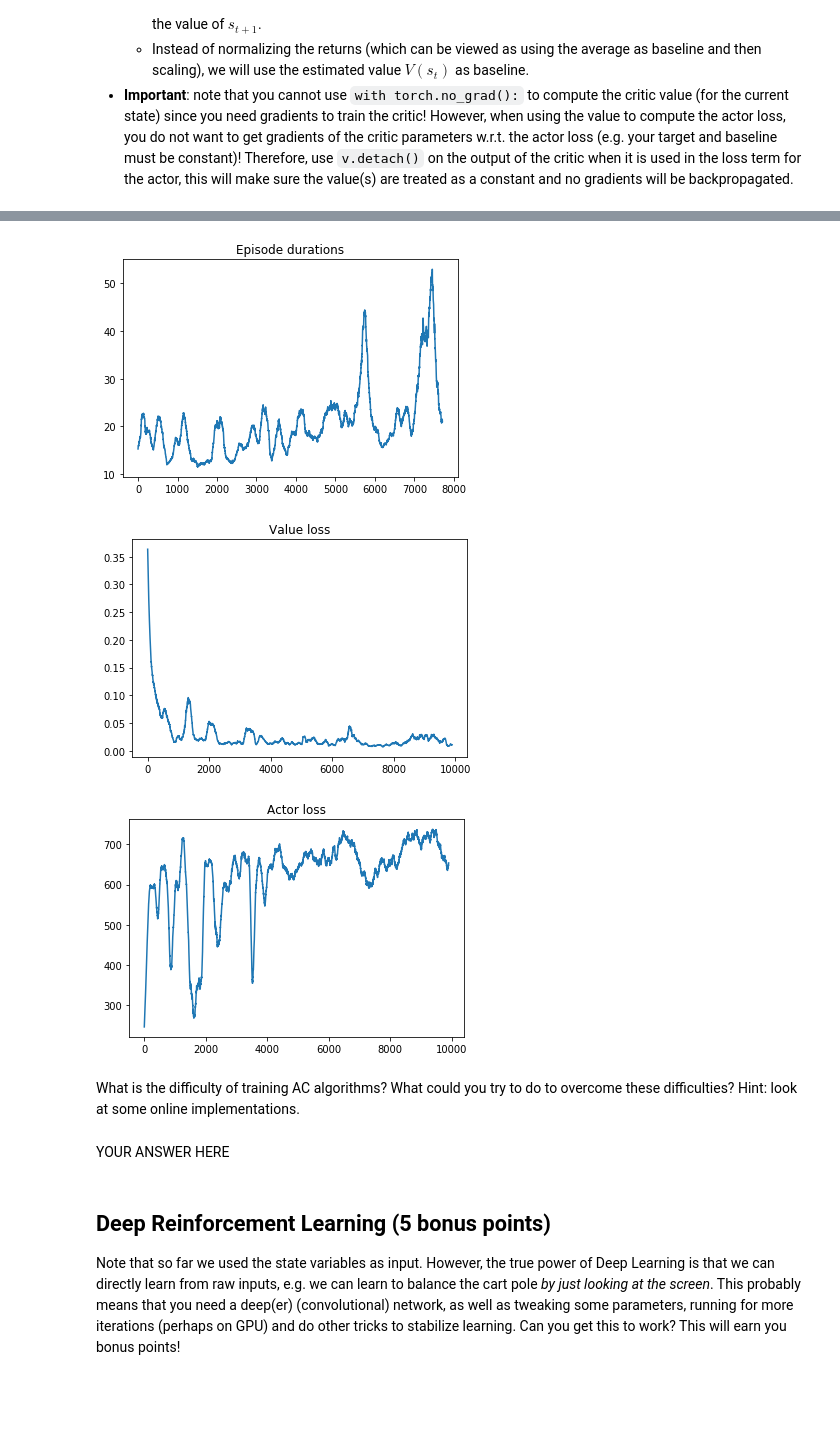
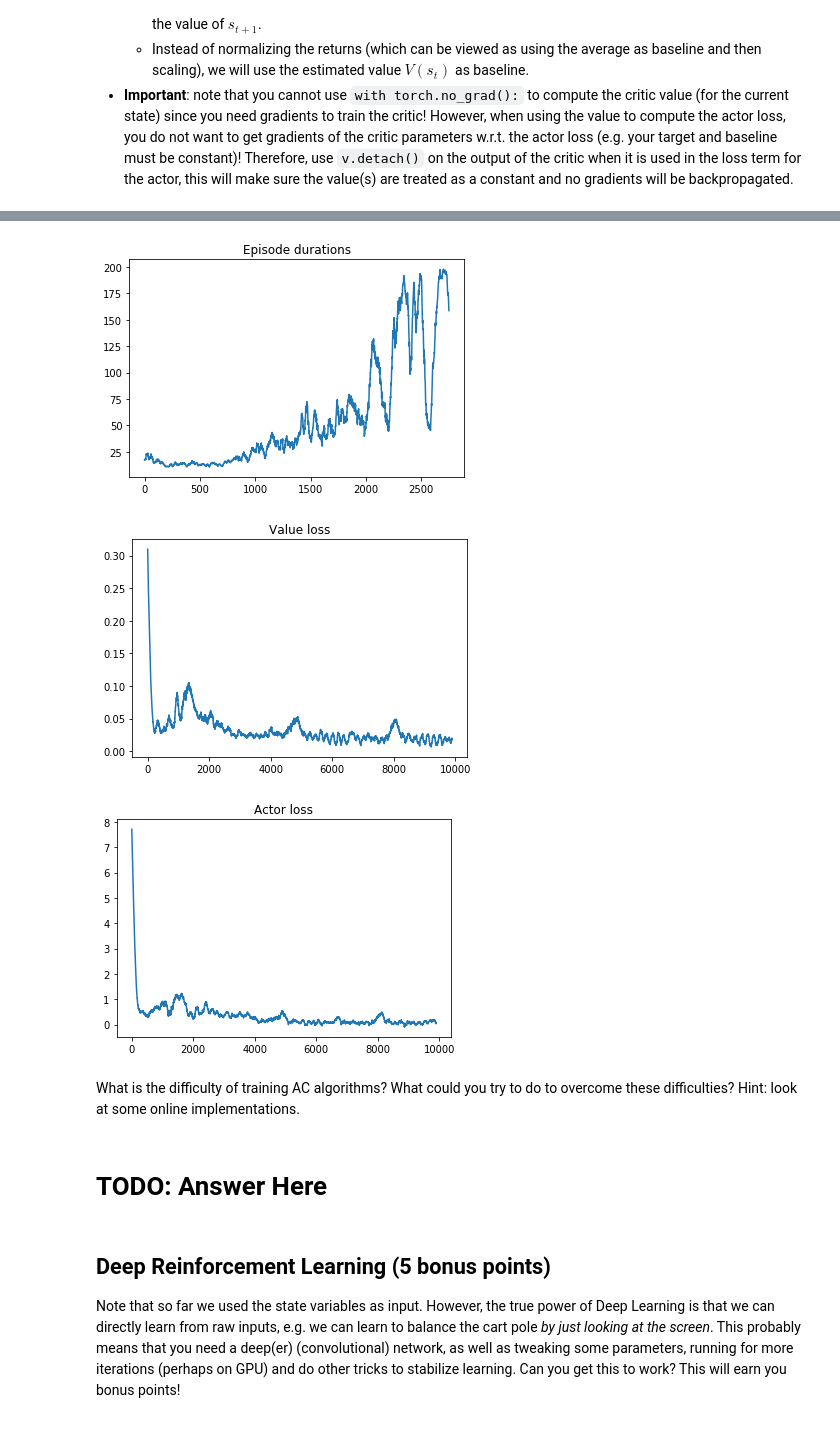
Before and after one commit to davide-belli/reinforcement-learning-labs-hws, a Jupyter notebook: lab2/lab2_gabriele.ipynb, the cells around one changed output, grey strips where cells are left out. Cells and saved outputs as stored; diff of their text form; code cells hidden in the pictures; blank space fills up the shorter version.

```diff
--- a/lab2/lab2_gabriele.ipynb
+++ b/lab2/lab2_gabriele.ipynb
@@ -256,7 +256,7 @@ def run_episodes(train, model, memory, env, num_episodes, batch_size, discount_f
         done = False
         duration = 0
         while not done:
-            epsilon = get_epsilon(i)
+            epsilon = get_epsilon(global_steps)
             a = select_action(model, s, epsilon)
             s_next, r, done, _ = env.step(a)
             memory.push((s, a, r, s_next, done))
@@ -265,6 +265,7 @@ def run_episodes(train, model, memory, env, num_episodes, batch_size, discount_f
 
             s = s_next
             duration += 1
+            global_steps += 1
 
         env.close()
         episode_durations.append(duration)
@@ -429,13 +430,16 @@ class PolicyNetwork(nn.Module):
     def __init__(self, num_hidden=128):
         nn.Module.__init__(self)
         self.l1 = nn.Linear(4, num_hidden)
+        self.do = nn.Dropout(p=0.6)
         self.l2 = nn.Linear(num_hidden, 2)
+        self.sm = nn.LogSoftmax(dim=-1)
 
     def forward(self, x):
         x = self.l1(x)
+#         x = self.do(x)
         x = torch.relu(x)
         x = self.l2(x)
-        x = torch.nn.functional.log_softmax(x)
+        x = self.sm(x)
         return x
 # %%
 # Let's instantiate and test if it works
@@ -475,9 +479,11 @@ def select_action(model, state):
     # Samples an action according to the probability distribution induced by the model
     # Also returns the log_probability
 
-    log_p = model(torch.FloatTensor(state))
+    log_p = model(torch.FloatTensor(state).reshape(1, -1)).view(-1)
 
     action = torch.multinomial(torch.exp(log_p), 1).item()
+#     prob = torch.distributions.Categorical(torch.exp(log_p))
+#     action = prob.sample().item()
 
     return action, log_p[action]
 
@@ -526,11 +532,10 @@ def run_episodes_policy_gradient(model, env, num_episodes, discount_factor, lear
     episode_durations = []
     for i in range(num_episodes):
 
-        optimizer.zero_grad()
-
         episode = run_episode(env, model)
         loss = compute_reinforce_loss(episode, discount_factor)
 
+        optimizer.zero_grad()
         loss.backward()
         optimizer.step()
 
@@ -628,22 +633,26 @@ def train_actor_critic(actor, critic, optimizer, log_ps, state, reward, next_sta
     value = critic(state)
 
     # target = R + gamma * V(S')
-    dones = (1 - done.type(torch.FloatTensor)).reshape(-1, 1)
+    dones = done.type(torch.FloatTensor).reshape(-1, 1)
     reward = reward.reshape(-1, 1)
     next_values = critic(next_state)
-    target = reward + discount_factor * next_values * dones
+    target = reward + discount_factor * next_values * (1 - dones)
 
-    err = - target + value
-    value_loss = F.smooth_l1_loss(err, torch.zeros_like(err)).sum()
+    err = target - value
+    value_loss = F.smooth_l1_loss(err, torch.zeros_like(err)).mean()
 
-    actor_loss = -1 * (target.detach() * log_ps).sum()
+    # instead of "target", we use "err = target - value" since the value of the
+    # current state is used as baseline
+    actor_loss = -1 * (err.detach() * log_ps).sum(dim=1).mean()
 
     # The loss is composed of the value_loss (for the critic) and the actor_loss
-    loss = value_loss + actor_loss
+    loss = actor_loss + value_loss*0.5
 
     # backpropagation of loss to Neural Network (PyTorch magic)
     optimizer.zero_grad()
     loss.backward()
+    torch.nn.utils.clip_grad_norm_(actor.parameters(), 1)
+    torch.nn.utils.clip_grad_norm_(critic.parameters(), 1)
     optimizer.step()
 
     return loss.item(), value_loss.item(), actor_loss.item()  # Returns a Python scalar, and releases history (similar to .detach())
@@ -663,7 +672,7 @@ def run_episodes_actor_critic(actor, critic, envs, max_episodes, max_steps, disc
     for i in range(max_steps):
 
         if i % 100 == 0:
-            print(f"Step {i}, finished {len(episode_durations)} / {num_episodes} episodes, average episode duration of last 100 episodes: {np.mean(episode_durations[-100:])}")
+            print(f"Step {i}, finished {len(episode_durations)} / {max_episodes} episodes, average episode duration of last 100 episodes: {np.mean(episode_durations[-100:])}")
 
         action, log_ps = select_action(actor, state)
         next_state, reward, done, _ = zip(*[env.step(a.item()) for env, a in zip(envs, action)])
@@ -736,23 +743,23 @@ Step 9900, finished 7736 / 500 episodes, average episode duration of last 100 ep
 # %%
-plt.plot(smooth(episode_durations, 100))
+plt.plot(smooth(episode_durations, 20))
 plt.title('Episode durations')
 plt.show()
 loss, v_loss, a_loss = zip(*step_losses)
 
 plt.plot(smooth(v_loss, 100))
 plt.title('Value loss')
 plt.show()
 plt.plot(smooth(a_loss, 100))
 plt.title('Actor loss')
 plt.show()
 # %% [output]
-[figure, old version]
+[figure, new version]
-[figure, old version]
+[figure, new version]
-[figure, old version]
+[figure, new version]
 # %% [markdown]
 What is the difficulty of training AC algorithms? What could you try to do to overcome these difficulties? Hint: look at some online implementations.
-# %% [markdown]
-YOUR ANSWER HERE
+# %% [markdown]
+# TODO: Answer Here
 # %% [markdown]
 ## Deep Reinforcement Learning (5 bonus points)
 Note that so far we used the state variables as input. However, the true power of Deep Learning is that we can directly learn from raw inputs, e.g. we can learn to balance the cart pole *by just looking at the screen*. This probably means that you need a deep(er) (convolutional) network, as well as tweaking some parameters, running for more iterations (perhaps on GPU) and do other tricks to stabilize learning. Can you get this to work? This will earn you bonus points!
```
Also changed, not shown: parts of 5 cells of this notebook, 1 other file.
